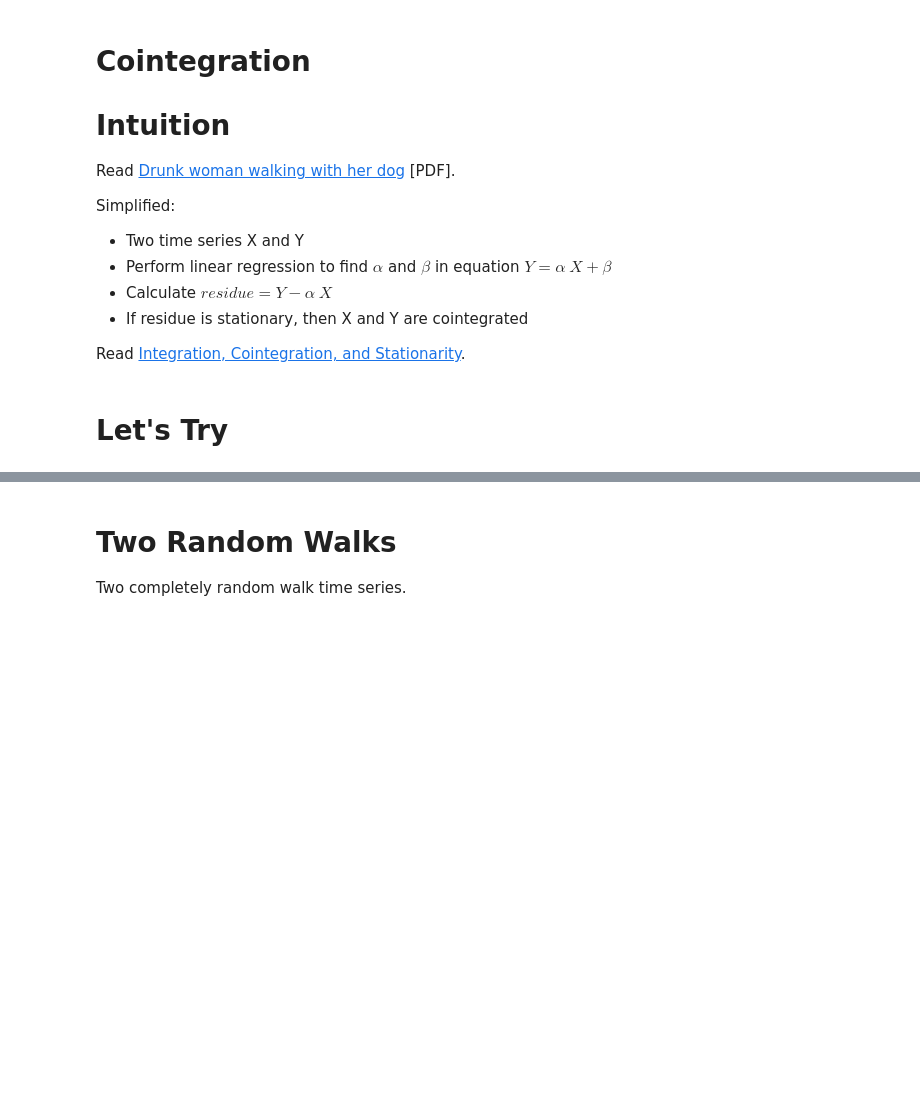
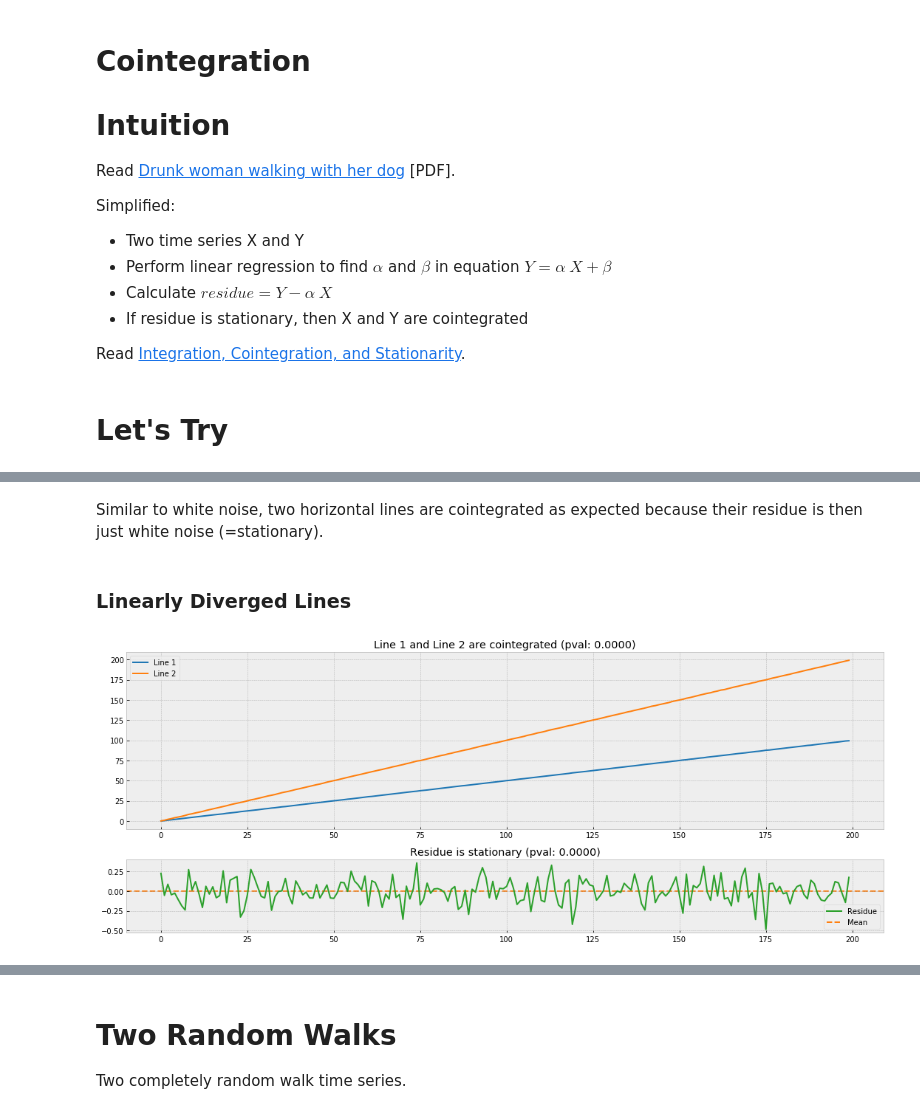
Before and after one commit to bennylp/Study, a Jupyter notebook: Introduction to Time Series Analysis with Python/Cointegration.ipynb, the cells around one changed output, grey strips where cells are left out. Drawn from its saved outputs; the diff is of its cells as text; code cells hidden in the pictures; blank space fills up the shorter version.

```diff
--- a/Introduction to Time Series Analysis with Python/Cointegration.ipynb
+++ b/Introduction to Time Series Analysis with Python/Cointegration.ipynb
@@ -59,0 +94,11 @@ def plotCoint(l1, y1, l2, y2, figsize=(15, 6), style='bmh'):
+# %% [markdown]
+Similar to white noise, two horizontal lines are cointegrated as expected because their residue is then just white noise (=stationary).
+# %% [markdown]
+### Linearly Diverged Lines
+# %%
+y1 = generateLine(slope=0.5)
+y2 = generateLine(slope=1)
+
+plotCoint('Line 1', y1, 'Line 2', y2)
+# %% [output]
+[figure, added]
```
Also changed, not shown: parts of 38 cells of this notebook, 1 other file.
